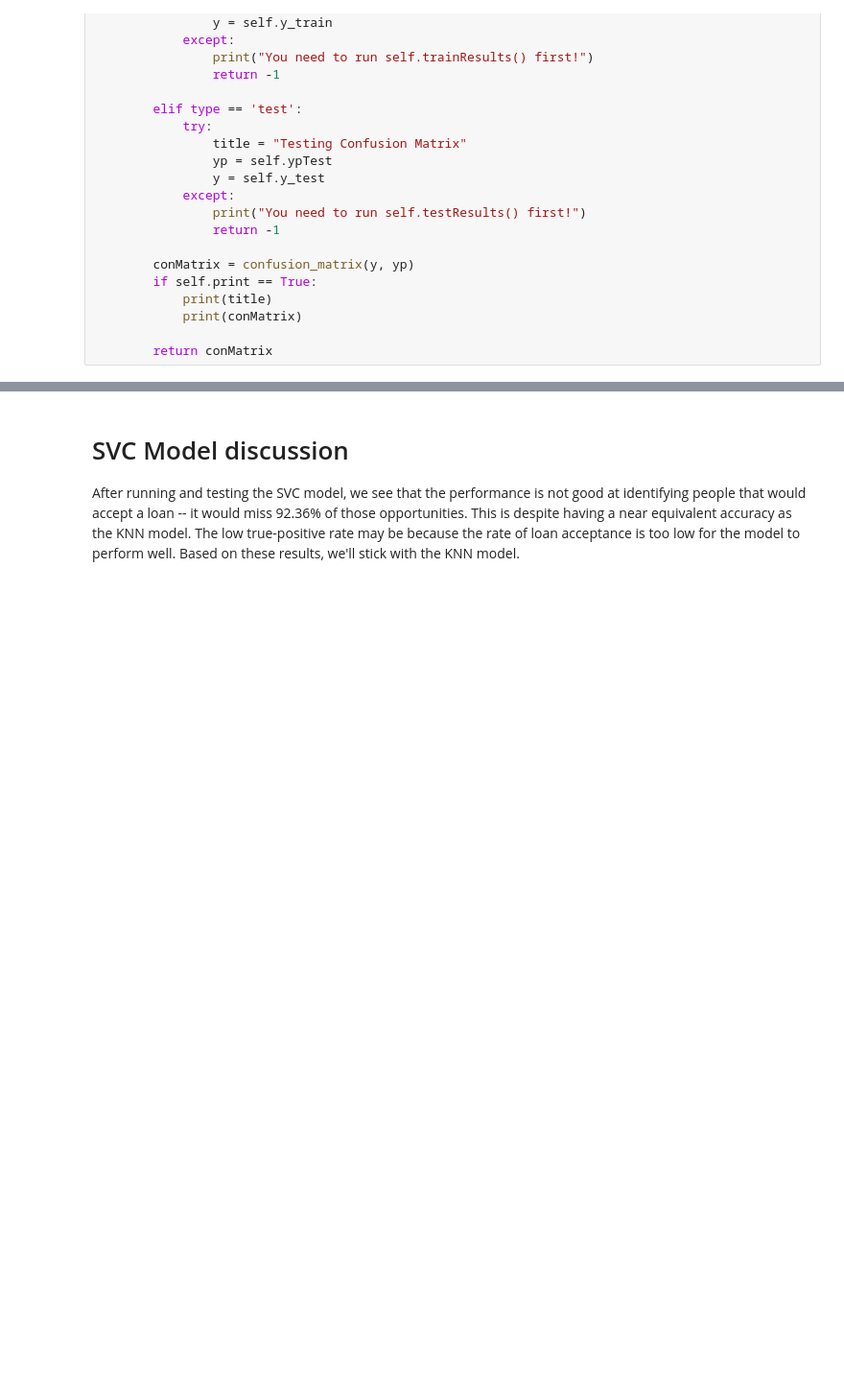
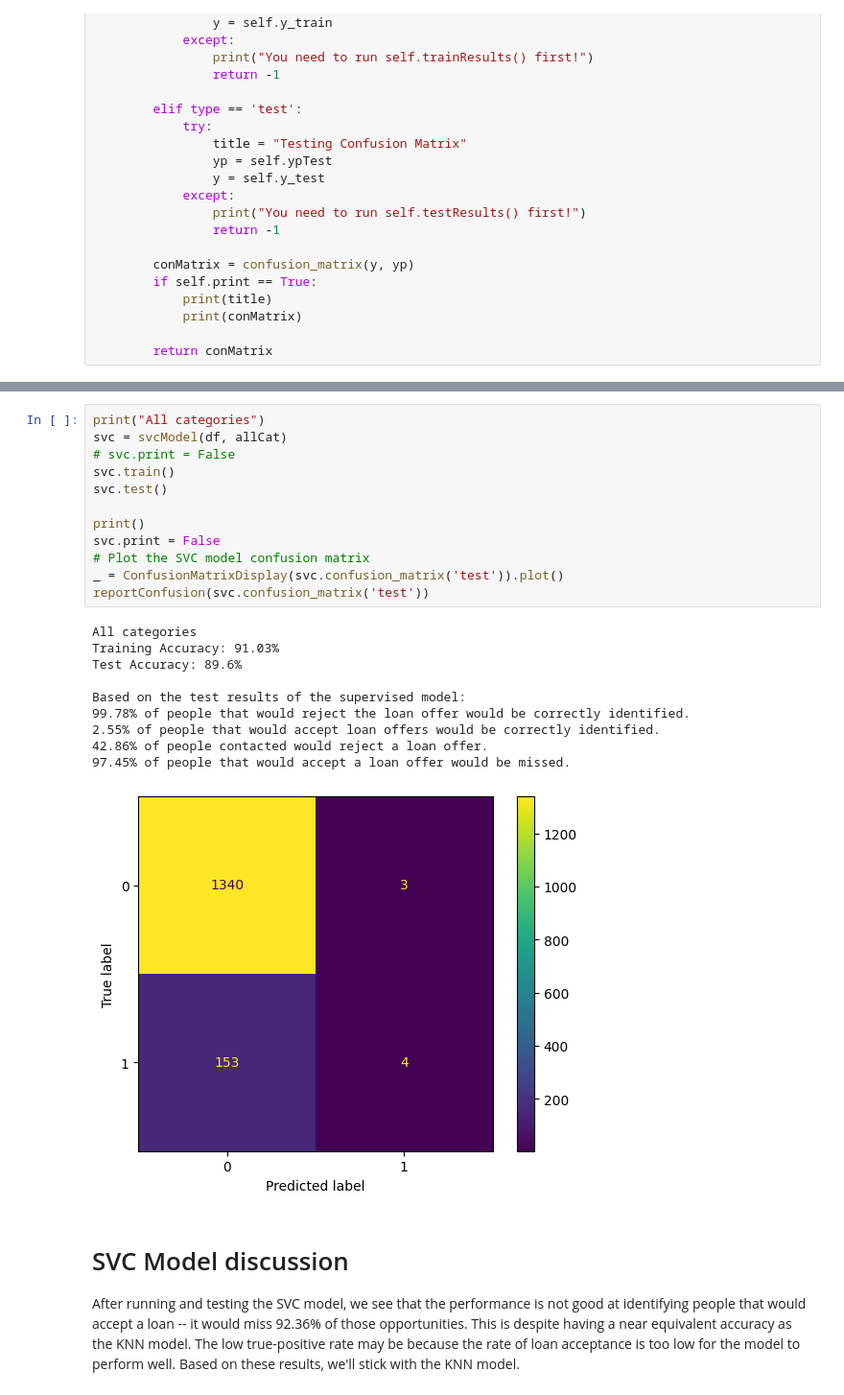
Before and after one commit to nsxydis/Supervised-Final, a Jupyter notebook: Final Project.ipynb, the cells around one changed output, grey strips where cells are left out. Shown at 96% size. Saved outputs shown, nothing was run; the diff lists cells and outputs as text; blank space fills up the shorter version.

```diff
--- a/Final Project.ipynb
+++ b/Final Project.ipynb
@@ -661,6 +683,29 @@ Based on the test results of the supervised model:
 36.84% of people contacted would reject a loan offer.
 92.36% of people that would accept a loan offer would be missed.
 [figure]
+# %%
+print("All categories")
+svc = svcModel(df, allCat)
+# svc.print = False
+svc.train()
+svc.test()
+
+print()
+svc.print = False
+# Plot the SVC model confusion matrix
+_ = ConfusionMatrixDisplay(svc.confusion_matrix('test')).plot()
+reportConfusion(svc.confusion_matrix('test'))
+# %% [output]
+All categories
+Training Accuracy: 91.03%
+Test Accuracy: 89.6%
+
+Based on the test results of the supervised model:
+99.78% of people that would reject the loan offer would be correctly identified.
+2.55% of people that would accept loan offers would be correctly identified.
+42.86% of people contacted would reject a loan offer.
+97.45% of people that would accept a loan offer would be missed.
+[figure, added]
 # %% [markdown]
 # SVC Model discussion
 After running and testing the SVC model, we see that the performance is not good at identifying people that would accept a loan -- it would miss 92.36% of those opportunities. This is despite having a near equivalent accuracy as the KNN model. The low true-positive rate may be because the rate of loan acceptance is too low for the model to perform well. Based on these results, we'll stick with the KNN model.
```
Also changed, not shown: parts of 17 cells of this notebook.
